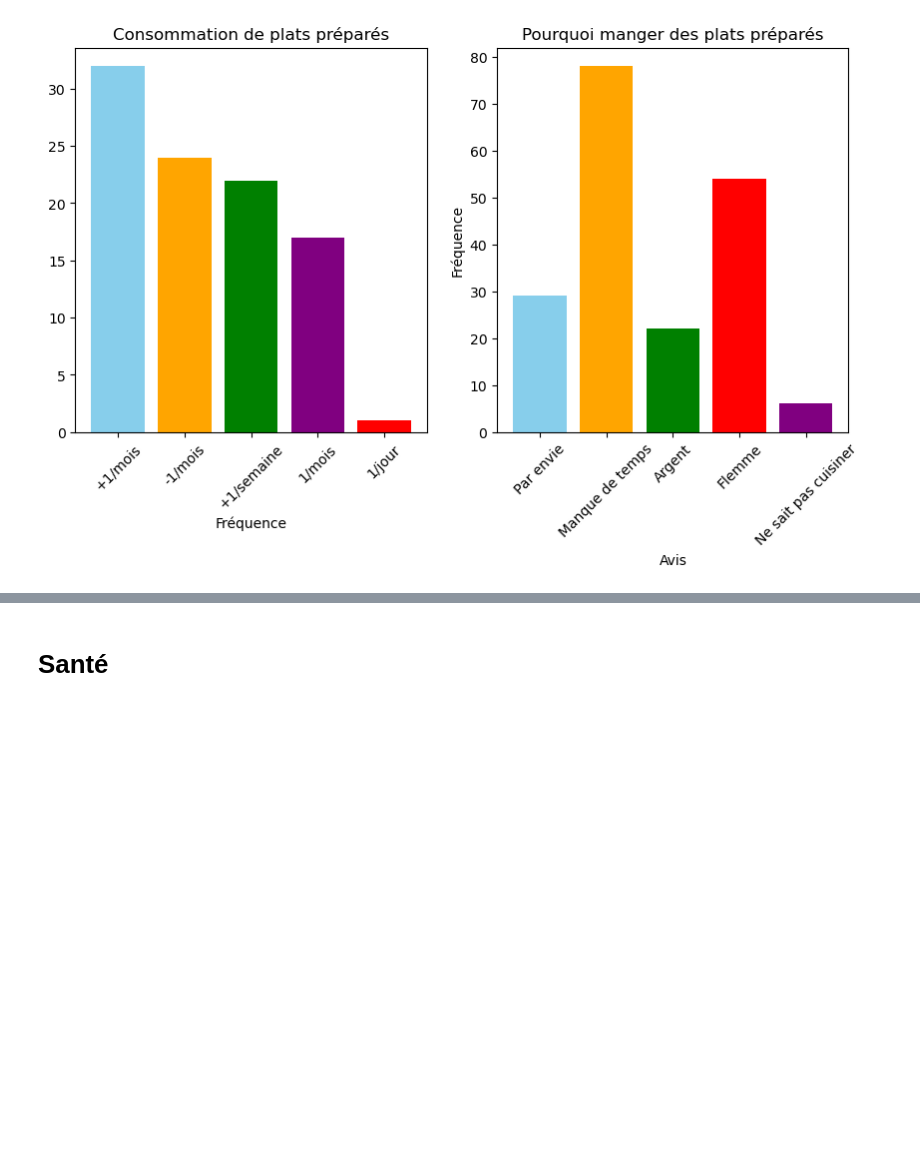
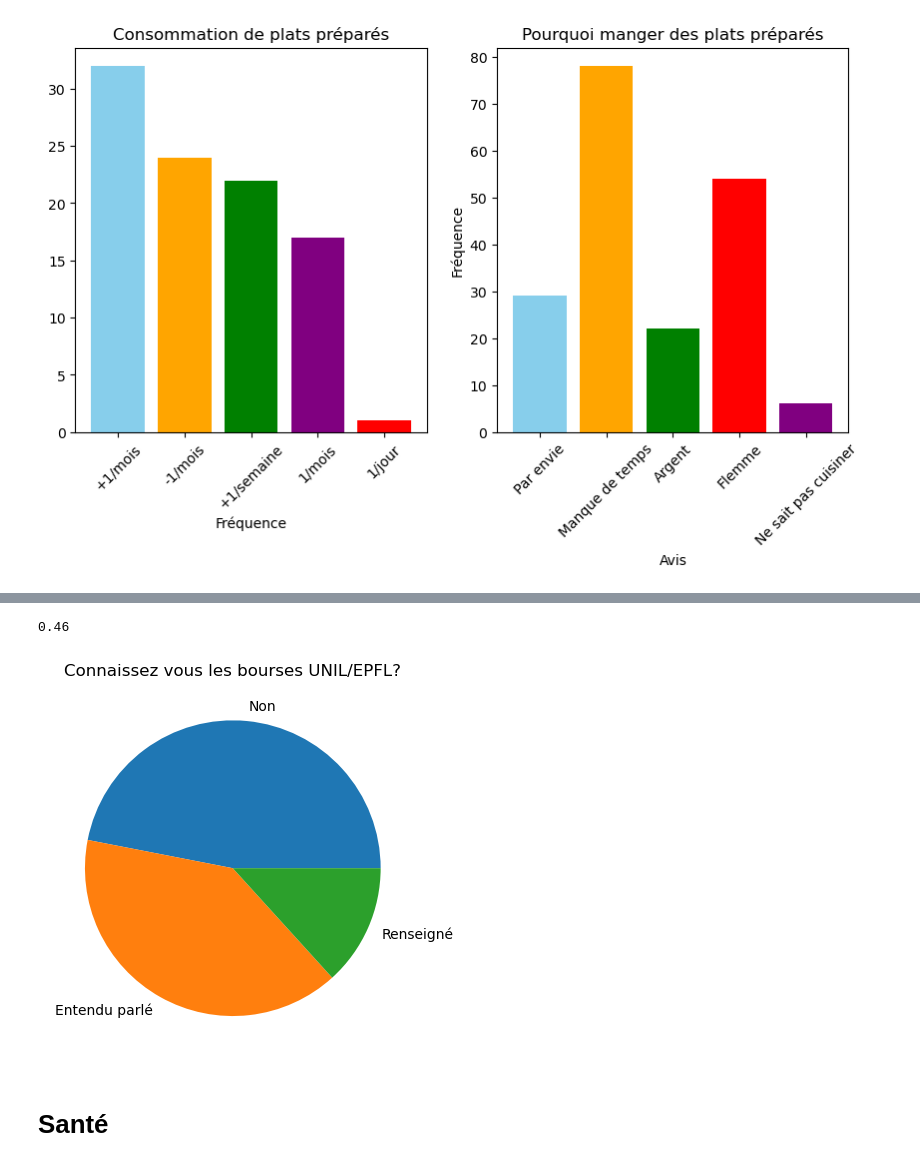
Before and after one commit to ClarissePierre/Precarite_Analyse, a Jupyter notebook: analyse.ipynb, the cells around one changed output, grey strips where cells are left out. Cells and saved outputs as stored; diff of their text form; code cells hidden in the pictures; blank space fills up the shorter version.

```diff
--- a/analyse.ipynb
+++ b/analyse.ipynb
@@ -617,3 +619,16 @@ plt.legend(title='Connaissez vous le comité "On a les crocs!"')
+# %%
+category_counts = data['Bourses'].value_counts()
+Types_Rev = category_counts.index
+Rev = category_counts.values
+
+
+plt.pie(Rev,labels=['Non','Entendu parlé','Renseigné'],)
+plt.title('Connaissez vous les bourses UNIL/EPFL?')
+
+len(data[data['Bourses']=='Non - No'])/len(data)
+# %% [output]
+0.46
+[figure, added]
 # %% [markdown]
 # Santé
 # %%
```
Also changed, not shown: parts of 2 cells of this notebook.
